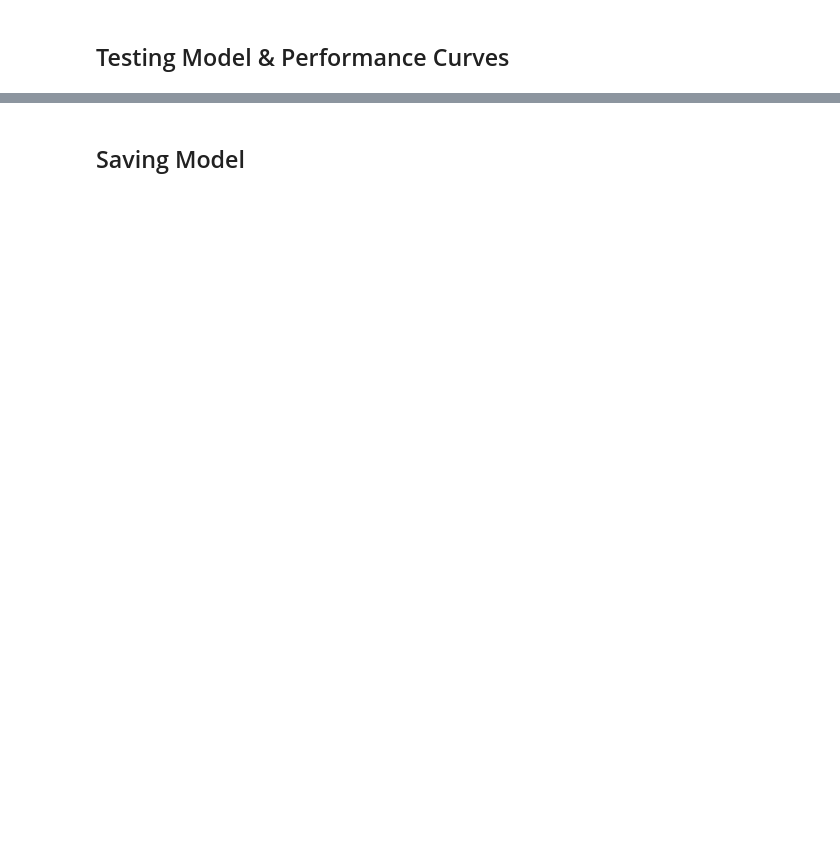
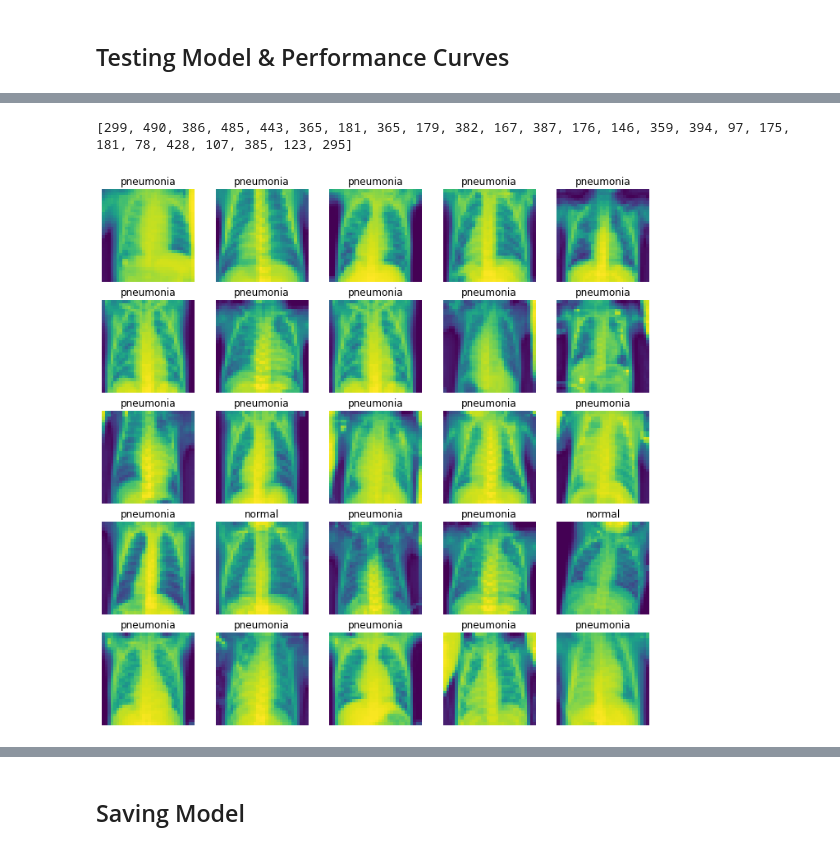
Before and after one commit to RealWinTKyaw/Deep-Learning, a Jupyter notebook: 1_CNNModel.ipynb, the cells around one changed output, grey strips where cells are left out. Cells and saved outputs as stored; diff of their text form; code cells hidden in the pictures; blank space fills up the shorter version.

```diff
--- a/1_CNNModel.ipynb
+++ b/1_CNNModel.ipynb
@@ -266,0 +222,5 @@ plt.show()
+# %%
+visualize_data(correct_list, (12,12), 5)
+# %% [output]
+[299, 490, 386, 485, 443, 365, 181, 365, 179, 382, 167, 387, 176, 146, 359, 394, 97, 175, 181, 78, 428, 107, 385, 123, 295]
+[figure, added]
```
Also changed, not shown: parts of 26 cells of this notebook.
